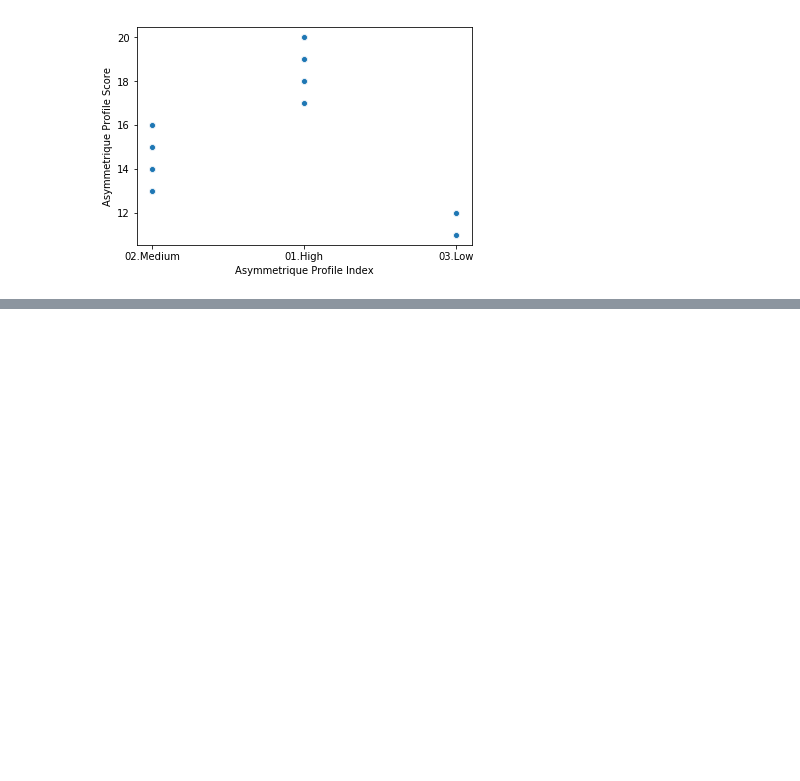
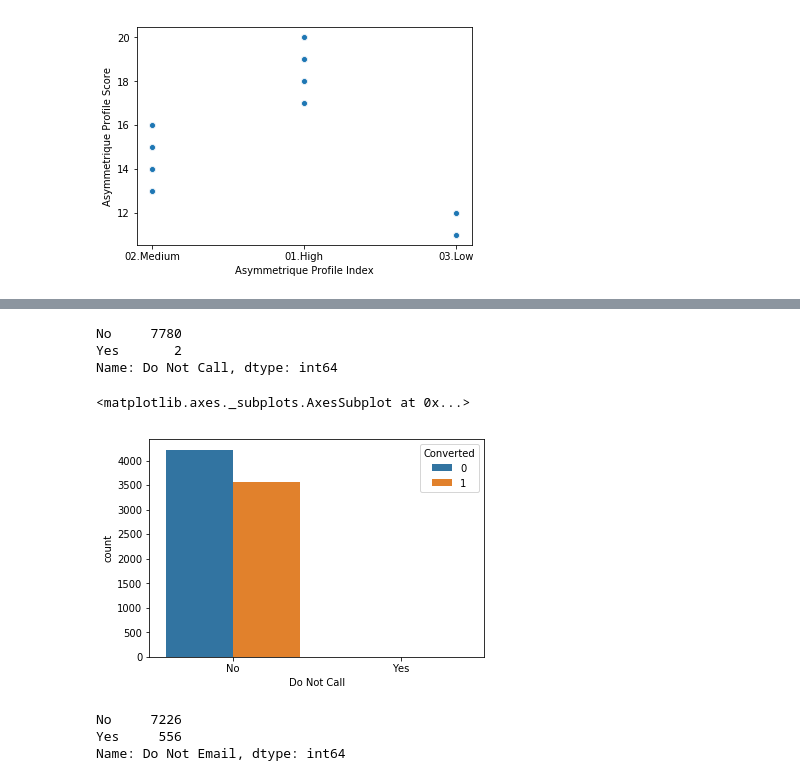
Before and after one commit to patwadeepak/lead_scoring, a Jupyter notebook: lead_scoring.ipynb, the cells around one changed output, grey strips where cells are left out. Drawn from its saved outputs; the diff is of its cells as text; code cells hidden in the pictures; blank space fills up the shorter version.

```diff
--- a/lead_scoring.ipynb
+++ b/lead_scoring.ipynb
@@ -543,0 +645,4 @@ score = df[['Asymmetrique Activity Score', 'TotalVisits','Total Time Spent on We
+# %%
+def dummify(data, dummify, remove):
+    data = pd.concat([data.drop(dummify, axis = 1), pd.get_dummies(data[dummify])], axis=1).drop(remove, axis=1)
+    return data
@@ -543,0 +687,12 @@ score = df[['Asymmetrique Activity Score', 'TotalVisits','Total Time Spent on We
+# %%
+# Do Not Call and Do Not Email
+df['Do Not Call'].value_counts()
+# %% [output]
+No     7780
+Yes       2
+Name: Do Not Call, dtype: int64
+# %%
+sns.countplot(x=df['Do Not Call'], hue=df['Converted'])
+# %% [output]
+<matplotlib.axes._subplots.AxesSubplot at 0x...>
+[figure, added]
@@ -543,0 +701,6 @@ score = df[['Asymmetrique Activity Score', 'TotalVisits','Total Time Spent on We
+# %%
+df['Do Not Email'].value_counts()
+# %% [output]
+No     7226
+Yes     556
+Name: Do Not Email, dtype: int64
```
Also changed, not shown: parts of 115 cells of this notebook, 1 other file.
